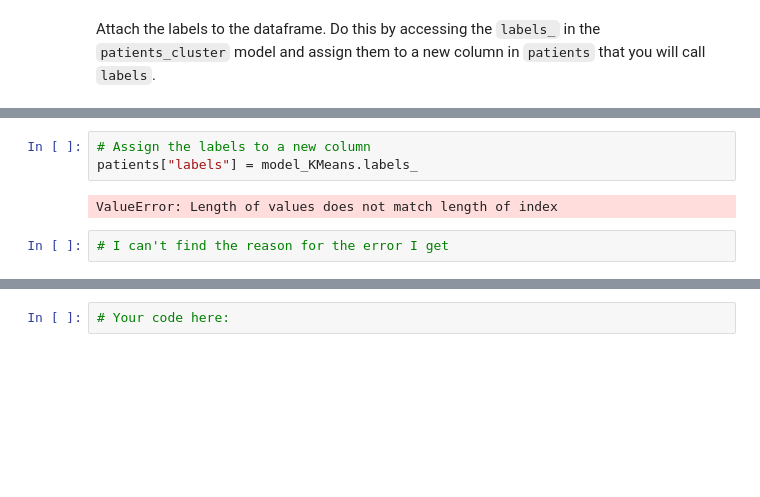
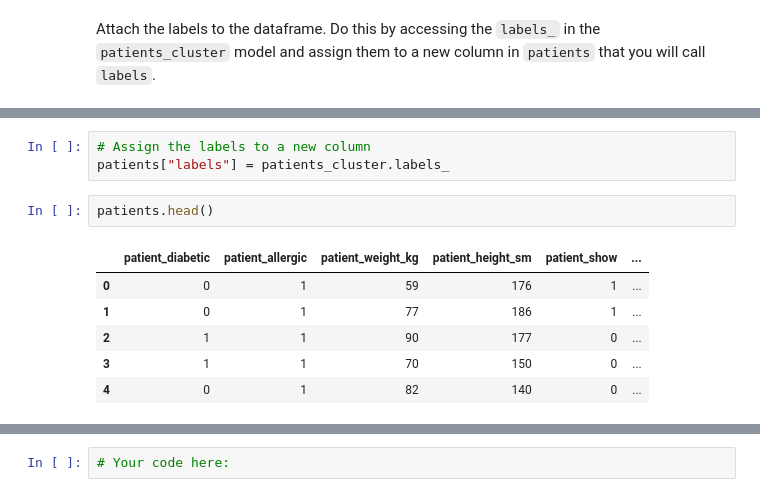
Before and after one commit to ta-data-bcn/lab-sklearn-and-unsupervised-learning, a Jupyter notebook: your-code/main.ipynb, the cells around one changed output, grey strips where cells are left out. Cells and saved outputs as stored; diff of their text form; blank space fills up the shorter version.

```diff
--- a/your-code/main.ipynb
+++ b/your-code/main.ipynb
@@ -459,10 +474,15 @@ array([0, 0, 2, 2, 3, 2, 2, 2, 0, 0, 2, 2, 2, 0, 2, 2, 2, 0, 2, 3, 3, 3,
 # %%
 # Assign the labels to a new column
-patients["labels"] = model_KMeans.labels_
+patients["labels"] = patients_cluster.labels_
-# %% [output]
-ValueError: Length of values does not match length of index
-# %%
-# I can't find the reason for the error I get
+# %%
+patients.head()
+# %% [output]
+|  | patient_diabetic | patient_allergic | patient_weight_kg | patient_height_sm | patient_show | ... |
+| 0 | 0 | 1 | 59 | 176 | 1 | ... |
+| 1 | 0 | 1 | 77 | 186 | 1 | ... |
+| 2 | 1 | 1 | 90 | 177 | 0 | ... |
+| 3 | 1 | 1 | 70 | 150 | 0 | ... |
+| 4 | 0 | 1 | 82 | 140 | 0 | ... |
 # %% [markdown]
 Now using a `groupby`, find the mean of every variable in `patients` and group by the `labels` column. This summary will allow us to see how the patients differ between the clusters. Your output should look similar to the image below.
 
```
Also changed, not shown: parts of 5 cells of this notebook.
